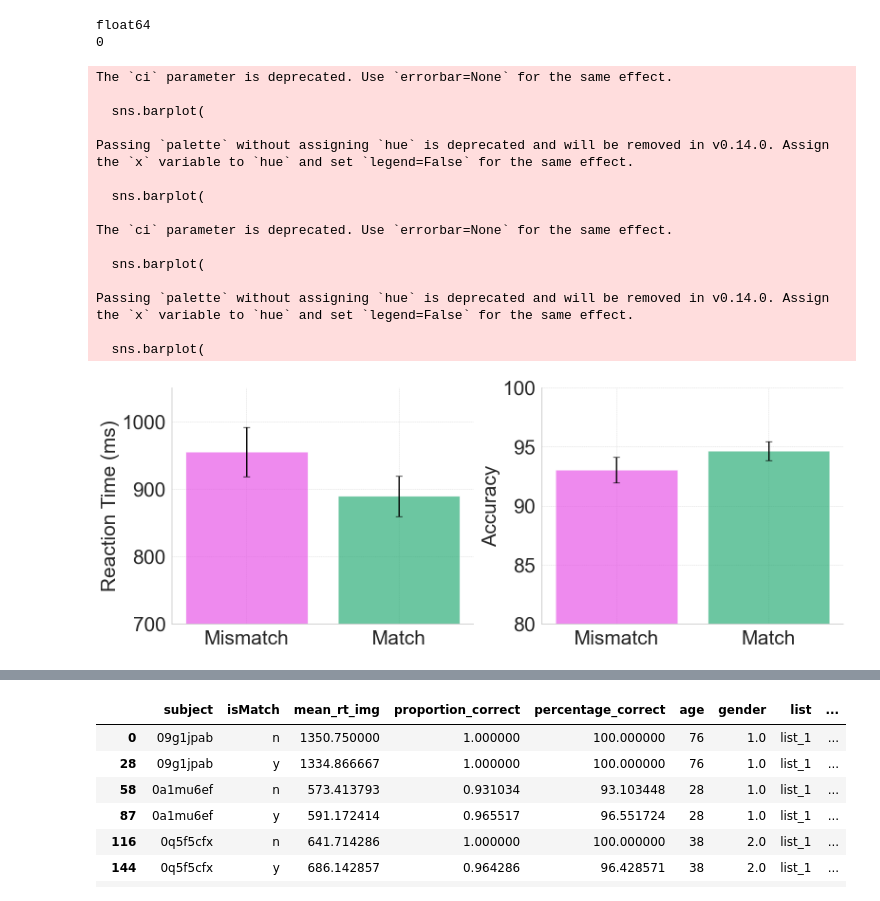
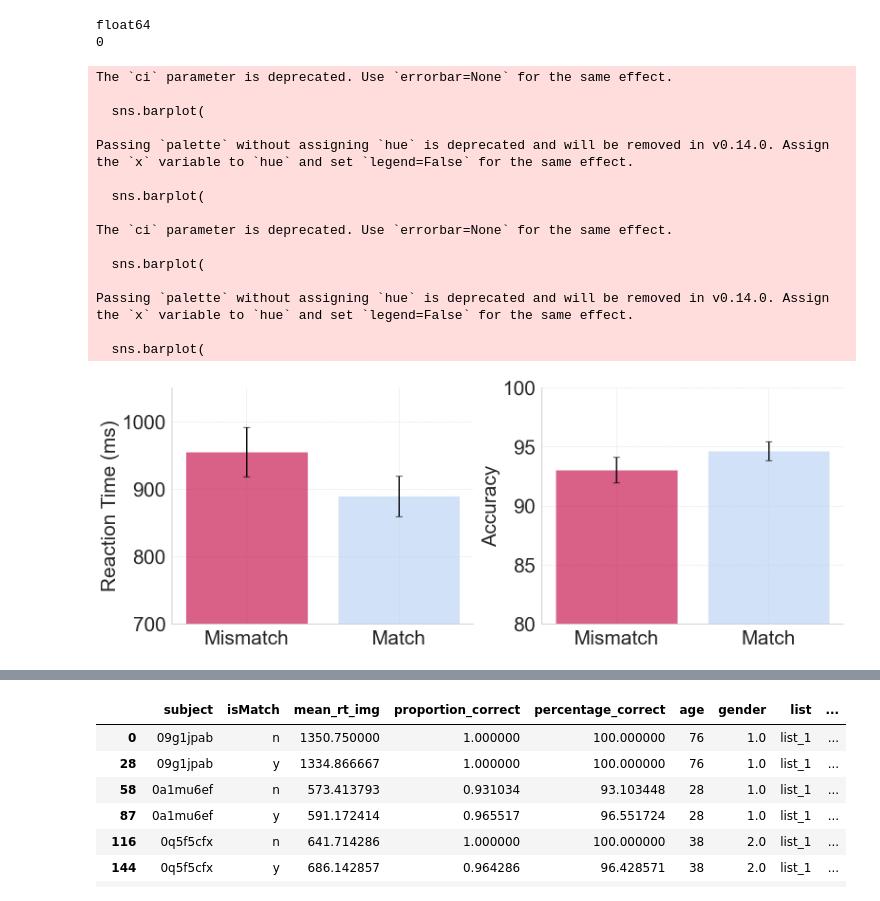
Before and after one commit to anachkhaidze/immediate_verification, a Jupyter notebook: analysis_2025/immediate-verification-2025.ipynb, the cells around one changed output, grey strips where cells are left out. Cells and saved outputs as stored; diff of their text form; code cells hidden in the pictures.

```diff
--- a/analysis_2025/immediate-verification-2025.ipynb
+++ b/analysis_2025/immediate-verification-2025.ipynb
@@ -1203,8 +1331,8 @@ fig, axes = plt.subplots(1, 2, figsize=(16, 6), sharey=False)
 match_labels = ['Mismatch', 'Match']
 
 custom_palette = {
-    'n': "#ff41ff",  # Vibrant pink
-    'y': "#19c37d"   # Vivid green
+    'n': "#e60049",  # Vibrant pink
+    'y': "#b3d4ff"   # Vivid green
 }
 
 # === REACTION TIME (IMAGE) PLOT ===
@@ -1260,31 +1388,31 @@ for index, row in summary_df_pc.iterrows():
     )
 axes[1].set_xlabel('')
 axes[1].set_xticklabels(match_labels)
 axes[1].set_ylabel('Accuracy', fontsize=30)
 axes[1].set_ylim([80, 100])
 axes[1].tick_params(axis='both', labelsize=30)
 axes[1].grid(True, which='major', linestyle='--', linewidth=0.5)
 
 
 # === FINAL TOUCHES ===
 sns.despine()
 plt.tight_layout()
 plt.savefig('match_effect_bar_rt_acc.png')
 plt.show()
 # %% [output]
 The `ci` parameter is deprecated. Use `errorbar=None` for the same effect.
 
   sns.barplot(
 
 Passing `palette` without assigning `hue` is deprecated and will be removed in v0.14.0. Assign the `x` variable to `hue` and set `legend=False` for the same effect.
 
   sns.barplot(
 
 The `ci` parameter is deprecated. Use `errorbar=None` for the same effect.
 
   sns.barplot(
 
 Passing `palette` without assigning `hue` is deprecated and will be removed in v0.14.0. Assign the `x` variable to `hue` and set `legend=False` for the same effect.
 
   sns.barplot(
-[figure, old version]
+[figure, new version]
```
Also changed, not shown: parts of 43 cells of this notebook, 26 other files.
